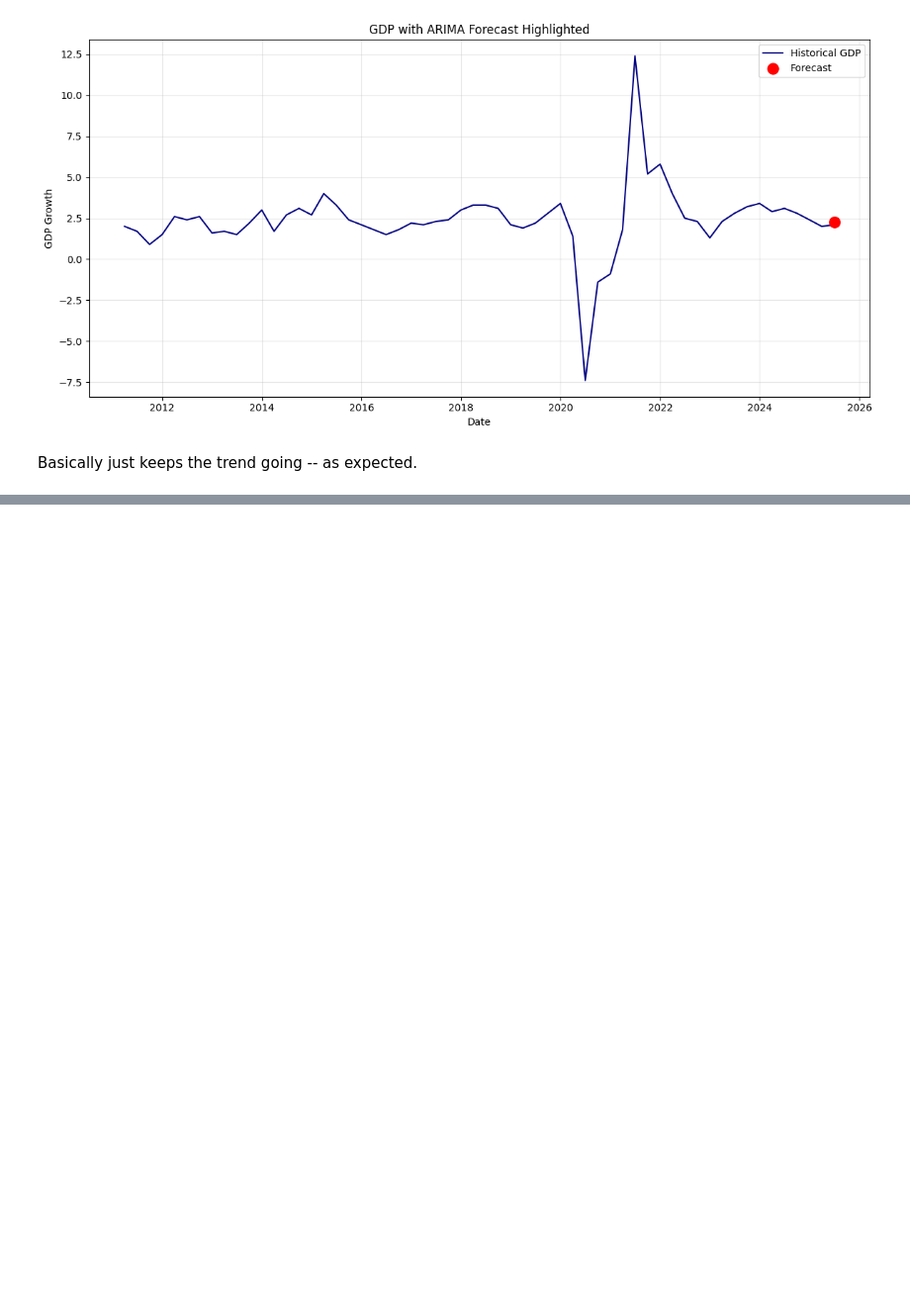
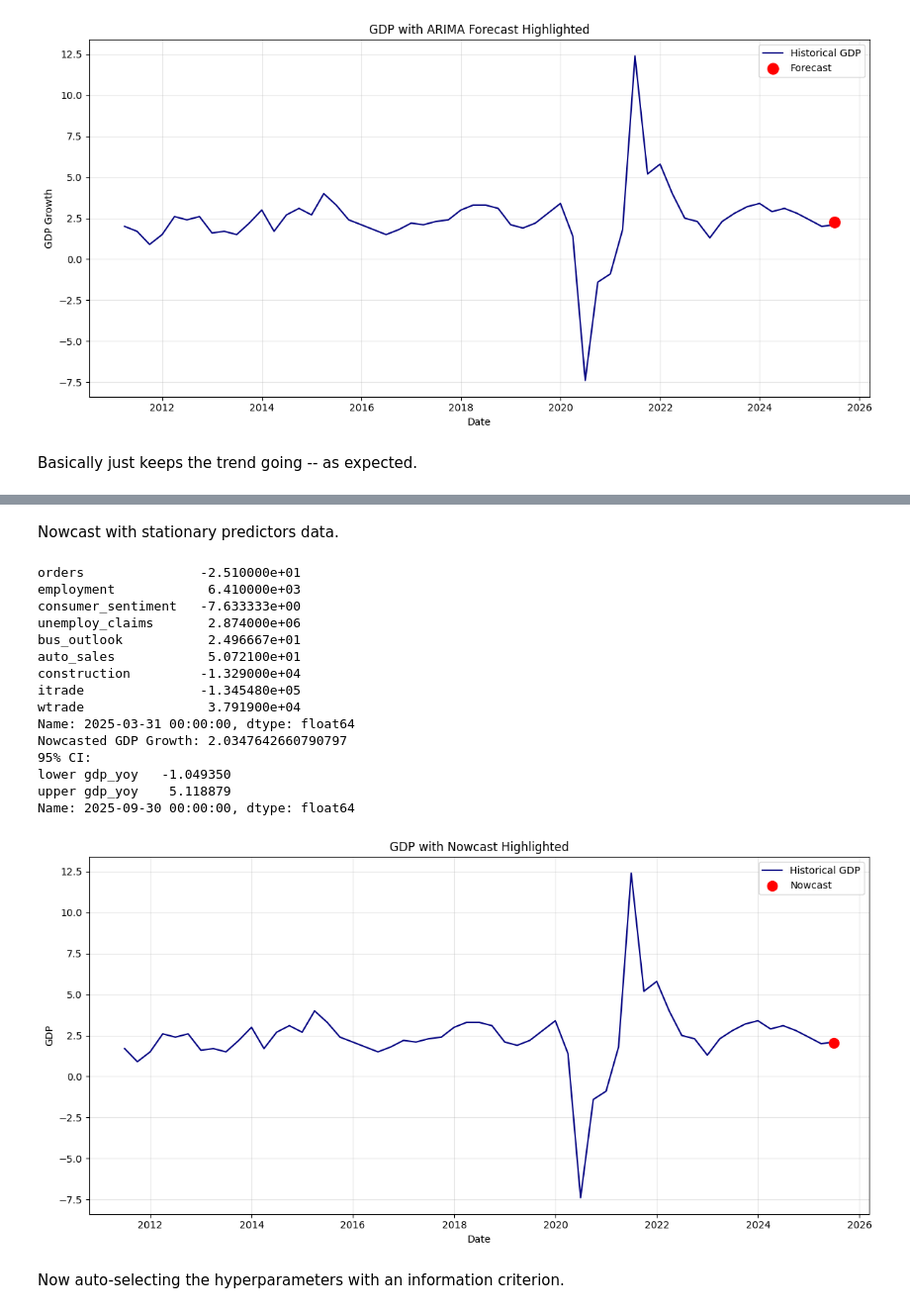
Before and after one commit to alejandrog-alt/6103-fall-25-Kennedy-Kuscu-Gomez, a Jupyter notebook: code/arimax_wpk_gdp_growth.ipynb, the cells around one changed output, grey strips where cells are left out. Shown: that part at 99% size. Saved outputs shown, nothing was run; the diff lists cells and outputs as text; code cells hidden in the pictures; blank space fills up the shorter version.

```diff
--- a/code/arimax_wpk_gdp_growth.ipynb
+++ b/code/arimax_wpk_gdp_growth.ipynb
@@ -284,0 +328,60 @@ Basically just keeps the trend going -- as expected.
+# %% [markdown]
+Nowcast with stationary predictors data.
+# %%
+# extract last available values of exogenous regressors
+X_next = data_diff.drop(columns=["gdp_yoy"]).iloc[-2]  # shape (1, k)
+print(X_next) # values we'll nowcast with
+
+nowcast = fitted_arimax_ord_one.get_forecast(steps=1, exog=X_next)
+nowcast_value = nowcast.predicted_mean.iloc[0]
+nowcast_ci = nowcast.conf_int().iloc[0]
+
+print("Nowcasted GDP Growth:", nowcast_value)
+print("95% CI:")
+print(nowcast_ci)
+
+# PLOT
+nowcast_date = pd.to_datetime("2025-06-30")
+nowcast_series = pd.Series([nowcast_value], index=[nowcast_date])
+
+
+plt.figure(figsize=(12, 6))
+
+# plot historical GDP
+plt.plot(data_diff.index, data_diff["gdp_yoy"], label="Historical GDP", color="navy")
+
+# add the nowcast point
+plt.scatter(nowcast_date, nowcast_value,
+            color="red", s=100, zorder=5, label="Nowcast")
+
+# connect last point to nowcast
+plt.plot([data_diff.index[-1], nowcast_date],
+         [data_diff["gdp_yoy"].iloc[-1], nowcast_value],
+         color="red", linestyle="--")
+
+plt.title("GDP with Nowcast Highlighted")
+plt.xlabel("Date")
+plt.ylabel("GDP")
+plt.legend()
+plt.grid(True, alpha=0.3)
+plt.tight_layout()
+plt.show()
+# %% [output]
+orders               -2.510000e+01
+employment            6.410000e+03
+consumer_sentiment   -7.633333e+00
+unemploy_claims       2.874000e+06
+bus_outlook           2.496667e+01
+auto_sales            5.072100e+01
+construction         -1.329000e+04
+itrade               -1.345480e+05
+wtrade                3.791900e+04
+Name: 2025-03-31 00:00:00, dtype: float64
+Nowcasted GDP Growth: 2.0347642660790797
+95% CI:
+lower gdp_yoy   -1.049350
+upper gdp_yoy    5.118879
+Name: 2025-09-30 00:00:00, dtype: float64
+[figure, added]
+# %% [markdown]
+Now auto-selecting the hyperparameters with an information criterion.
```
Also changed, not shown: parts of 4 cells of this notebook, 5 other files.
